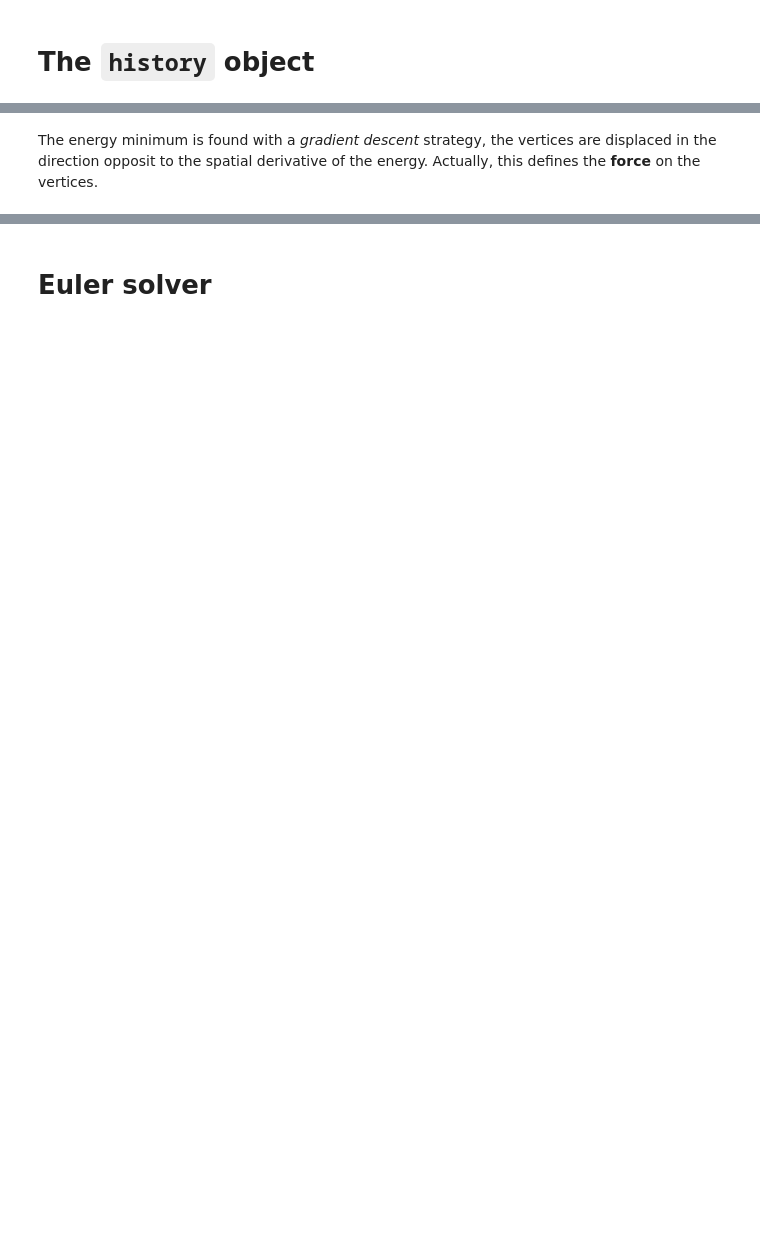
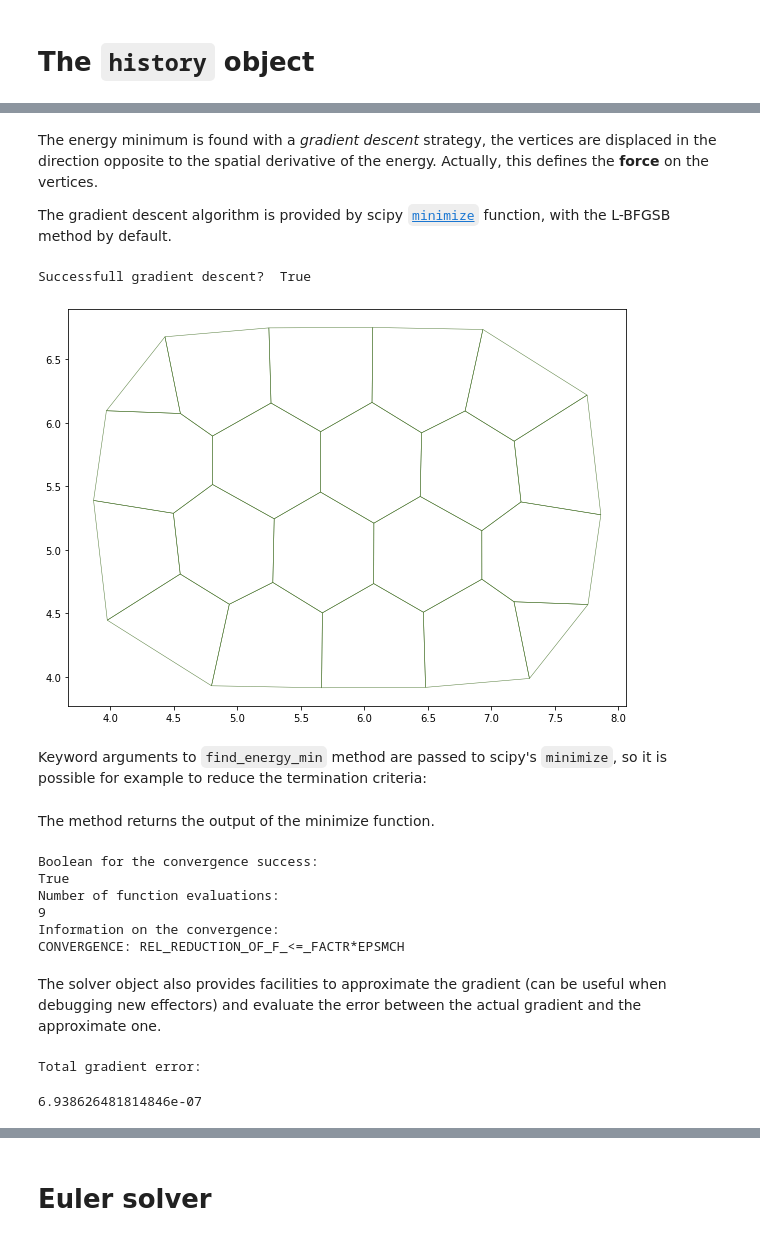
Before and after one commit to DamCB/tyssue-demo, a Jupyter notebook: 04-Solvers.ipynb, the cells around one changed output, grey strips where cells are left out. Drawn from its saved outputs; the diff is of its cells as text; code cells hidden in the pictures; blank space fills up the shorter version.

```diff
--- a/04-Solvers.ipynb
+++ b/04-Solvers.ipynb
@@ -49,4 +114,0 @@ The calculus is done with the columns of the dataframes, for exemple, if we set
-# %%
-sheet.edge_df["line_tension"] = 0.12
-E_lt = (sheet.edge_df["length"] * sheet.edge_df["line_tension"]).sum()
-print("Line tension energy : ", E_lt)
@@ -95,2 +175,4 @@ smodel.compute_gradient(sheet).head()
 # %% [markdown]
-The energy minimum is found with a _gradient descent_ strategy, the vertices are displaced in the direction opposit to the spatial derivative of the energy. Actually, this defines the **force** on the vertices.
+The energy minimum is found with a _gradient descent_ strategy, the vertices are displaced in the direction opposite to the spatial derivative of the energy. Actually, this defines the **force** on the vertices.
+
+The gradient descent algorithm is provided by scipy [`minimize`](https://docs.scipy.org/doc/scipy/reference/optimize.minimize-lbfgsb.html#optimize-minimize-lbfgsb) function, with the L-BFGSB method by default.
@@ -104,12 +179,13 @@ ax.set_aspect('equal')
 # %%
 # Find energy minimum
 solver = QSSolver()
-res = solver.find_energy_min(sheet, sgeom, smodel)
+res = solver.find_energy_min(sheet, geom, smodel)
 
 print("Successfull gradient descent? ", res['success'])
-fig, ax = sheet_view(sheet, ax=ax)
+fig, ax = sheet_view(sheet)
 
 fig.set_size_inches(10, 10)
 ax.set_aspect('equal')
-
-fig
+# %% [output]
+Successfull gradient descent?  True
+[figure, added]
@@ -117,0 +192,2 @@ fig, ax = sheet_view(sheet)
+# %% [markdown]
+Keyword arguments to `find_energy_min` method are passed to scipy's `minimize`, so it is possible for example to reduce the termination criteria:
@@ -117,0 +198,27 @@ fig, ax = sheet_view(sheet)
+# %% [markdown]
+The method returns the output of the minimize function.
+# %%
+print("Boolean for the convergence success: ")
+print(res.success)
+
+print("Number of function evaluations: ")
+
+print(res.nfev)
+
+print("Information on the convergence: ")
+print(res.message)
+# %% [output]
+Boolean for the convergence success:
+True
+Number of function evaluations:
+9
+Information on the convergence:
+CONVERGENCE: REL_REDUCTION_OF_F_<=_FACTR*EPSMCH
+# %% [markdown]
+The  solver object also provides facilities to approximate the gradient (can be useful when debugging new effectors) and evaluate the error between the actual gradient and the approximate one.
+# %%
+print('Total gradient error: ')
+solver.check_grad(sheet, geom, model)
+# %% [output]
+Total gradient error:
+6.938626481814846e-07
```
Also changed, not shown: parts of 32 cells of this notebook, 4 other files.
